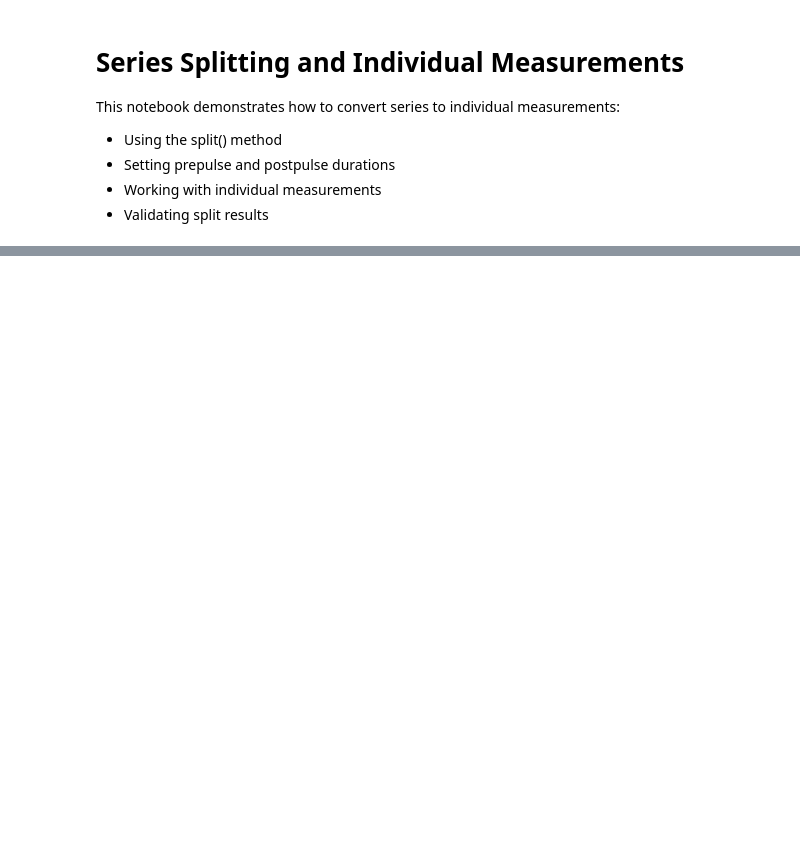
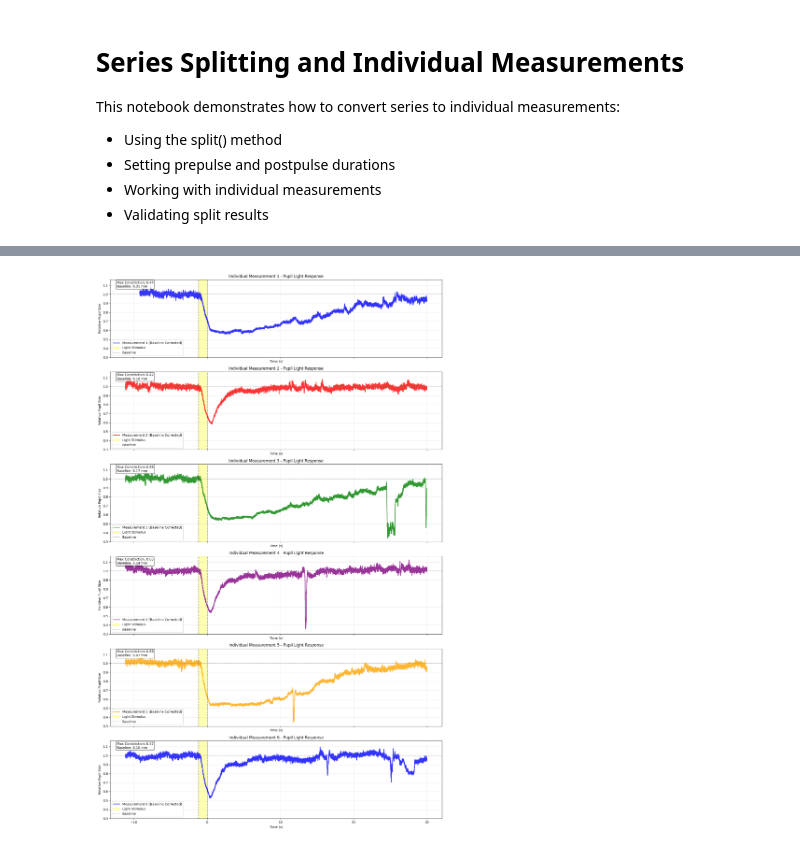
Before and after one commit to SBelgers/pypipr_package, a Jupyter notebook: docs/source/examples/example_ipynb/pupil_series/03_series_splitting.ipynb, the cells around one changed output, grey strips where cells are left out. Cells and saved outputs as stored; diff of their text form; code cells hidden in the pictures; blank space fills up the shorter version.

```diff
--- a/docs/source/examples/example_ipynb/pupil_series/03_series_splitting.ipynb
+++ b/docs/source/examples/example_ipynb/pupil_series/03_series_splitting.ipynb
@@ -29,0 +15,19 @@ from pypipr.data import load_real_series
+# %%
+ps = pypipr.load_real_series()
+# %%
+# Split the series into individual measurements around each stimulus
+print("Splitting series into individual measurements...")
+pupil_measurements = ps.split(prepulse_duration=10.0, postpulse_duration=30.0)
+print(f"Created {len(pupil_measurements)} individual measurements")
+
+# Show details about each extracted measurement
+for i, measurement in enumerate(pupil_measurements):
+    time_range = measurement.get_time()[-1] - measurement.get_time()[0]
+    stimulus_info = measurement.get_light_stimulus()
+    baseline = measurement.calculate_baseline(duration=5.0)
+
+    print(f"\nMeasurement {i + 1}:")
+    print(f"  Time range: {time_range:.1f} seconds")
+    print(f"  Data points: {len(measurement.get_time())}")
+    print(f"  Baseline: {baseline:.3f} mm")
+    print(f"  Light stimulus: {stimulus_info}")
@@ -29,0 +52,71 @@ from pypipr.data import load_real_series
+# %%
+# Plot each individual measurement
+fig, axes = plt.subplots(
+    len(pupil_measurements),
+    1,
+    figsize=(15, 4 * len(pupil_measurements)),
+    sharex=True,
+    sharey=True,
+)
+
+if len(pupil_measurements) == 1:
+    axes = [axes]  # Make it iterable for single subplot
+
+colors = [
+    "blue",
+    "red",
+    "green",
+    "purple",
+    "orange",
+]  # Different colors for each measurement
+
+for i, measurement in enumerate(pupil_measurements):
+    ax = axes[i]
+    color = colors[i % len(colors)]
+
+    # Apply baseline correction for better visualization
+    measurement_corrected = measurement.copy()
+    baseline = measurement_corrected.calculate_baseline(duration=5.0)
+    measurement_corrected.apply_baseline_correction(baseline)
+
+    # Plot measurement
+    measurement_corrected.plot(
+        ax=ax,
+        label=f"Measurement {i + 1} (Baseline Corrected)",
+        color=color,
+        alpha=0.8,
+        linewidth=2,
+    )
+
+    # Plot light stimulus
+    measurement.plot_light_stimulus(
+        ax=ax, alpha=0.4, color="yellow", label="Light Stimulus"
+    )
+
+    # Add baseline reference line
+    ax.axhline(y=1.0, color="gray", linestyle="--", alpha=0.5, label="Baseline")
+
+    ax.set_title(f"Individual Measurement {i + 1} - Pupil Light Response")
+    ax.set_ylabel("Relative Pupil Size")
+    ax.legend()
+    ax.grid(True, alpha=0.3)
+
+    # Add some basic metrics as text
+    pupil_data = measurement_corrected.get_size()
+    min_response = np.min(pupil_data)
+    max_constriction = 1.0 - min_response
+
+    ax.text(
+        0.02,
+        0.98,
+        f"Max Constriction: {max_constriction:.2f}\nBaseline: {baseline:.2f} mm",
+        transform=ax.transAxes,
+        verticalalignment="top",
+        bbox=dict(boxstyle="round", facecolor="white", alpha=0.8),
+    )
+
+axes[-1].set_xlabel("Time (s)")
+plt.tight_layout()
+plt.show()
+# %% [output]
+[figure, added]
```
Also changed, not shown: parts of 8 cells of this notebook, 17 other files.
